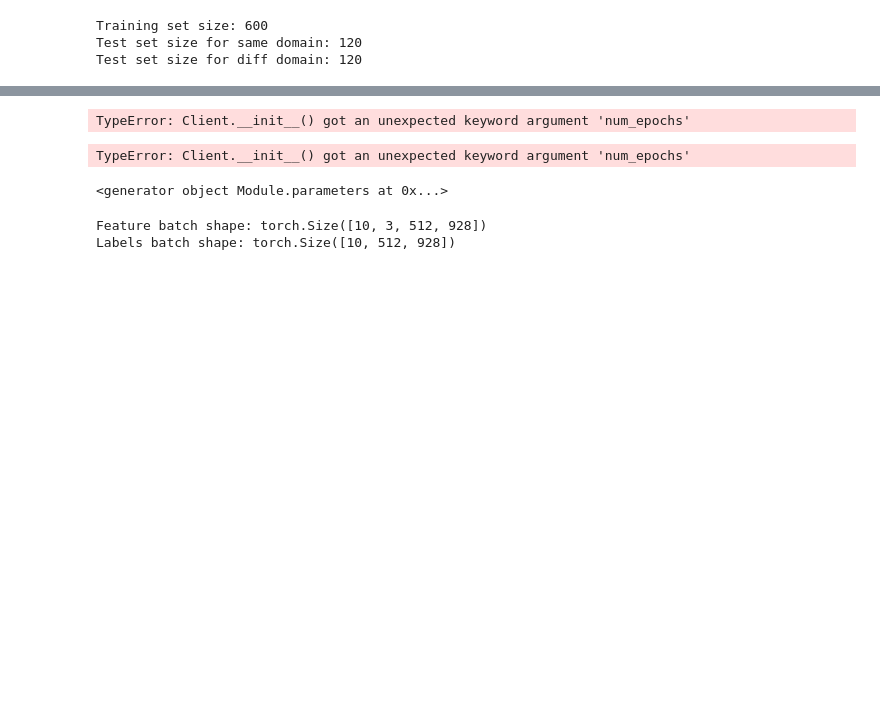
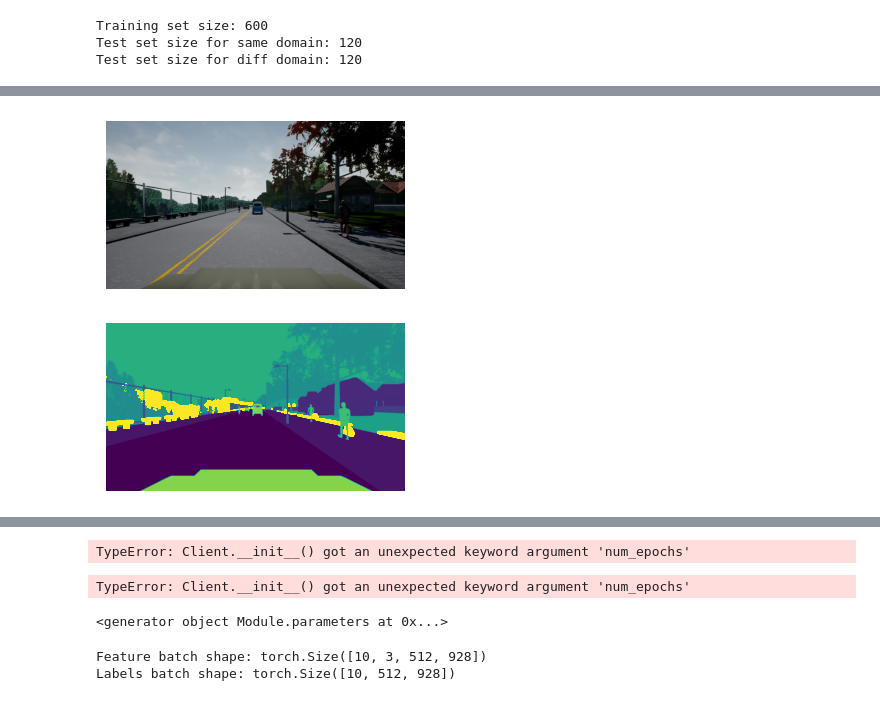
Before and after one commit to ZeTornio/MLDL_project, a Jupyter notebook: tests_dirty.ipynb, the cells around one changed output, grey strips where cells are left out. Cells and saved outputs as stored; diff of their text form; code cells hidden in the pictures; blank space fills up the shorter version.

```diff
--- a/tests_dirty.ipynb
+++ b/tests_dirty.ipynb
@@ -54,0 +26,6 @@ showIDDAsample(iddaTrain[140])
+# %%
+train_transform=sstr.Compose([sstr.ToTensor()])
+iddaTrain=IDDADataset('data/idda',fileName='train.txt',transform=train_transform)
+showIDDAsample(iddaTrain[140])
+# %% [output]
+[figure, added]
```
Also changed, not shown: parts of 5 cells of this notebook, 2 other files.
